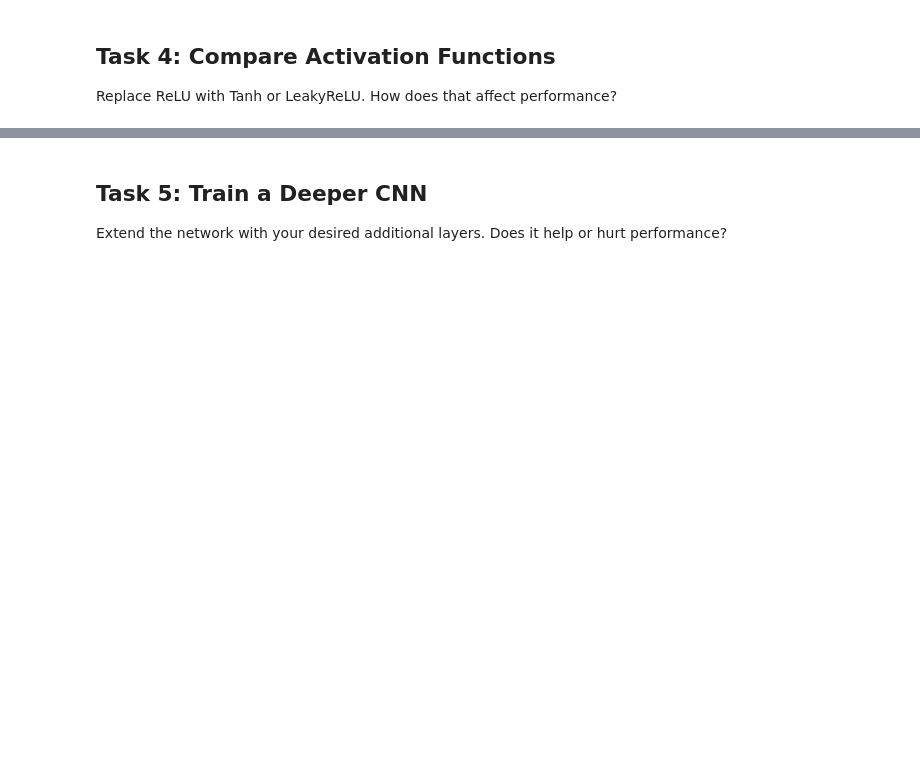
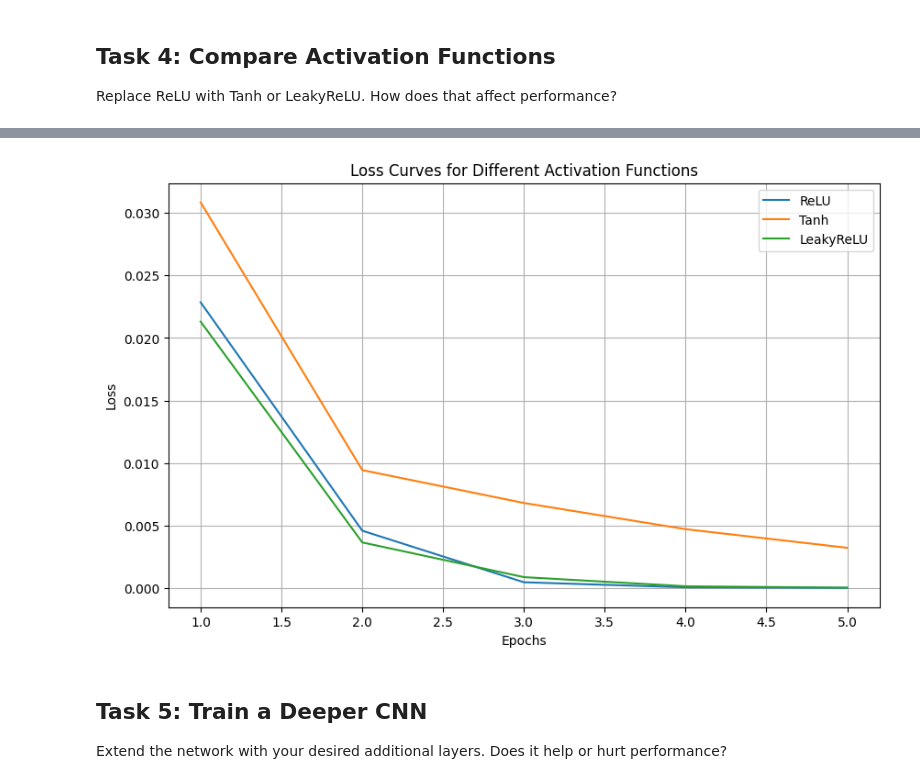
Before and after one commit to MahdiS3171/Deep-Learning-SUT-Course-Spring-2025, a Jupyter notebook: HW/HW2/Student_HW_CNN_part1.ipynb, the cells around one changed output, grey strips where cells are left out. Drawn from its saved outputs; the diff is of its cells as text; code cells hidden in the pictures; blank space fills up the shorter version.

```diff
--- a/HW/HW2/Student_HW_CNN_part1.ipynb
+++ b/HW/HW2/Student_HW_CNN_part1.ipynb
@@ -1185,0 +1364,56 @@ Replace ReLU with Tanh or LeakyReLU. How does that affect performance?
+# %%
+# YOURCODE HERE
+# Task 4: Compare Activation Functions
+
+class EMNIST_ActivationNet(nn.Module):
+    def __init__(self, activation='ReLU'):
+        super(EMNIST_ActivationNet, self).__init__()
+
+        # Choose activation function
+        if activation == 'ReLU':
+            self.activation_fn = nn.ReLU()
+        elif activation == 'Tanh':
+            self.activation_fn = nn.Tanh()
+        elif activation == 'LeakyReLU':
+            self.activation_fn = nn.LeakyReLU()
+        else:
+            raise ValueError("Unsupported activation function")
+
+        self.conv1 = nn.Conv2d(1, 32, kernel_size=3)
+        self.conv2 = nn.Conv2d(32, 64, kernel_size=3)
+        self.pool = nn.MaxPool2d(kernel_size=2, stride=2)
+        self.fc1 = nn.Linear(9216, 128)
+        self.fc2 = nn.Linear(128, 2)
+
+    def forward(self, x):
+        x = self.activation_fn(self.conv1(x))
+        x = self.activation_fn(self.conv2(x))
+        x = self.pool(x)
+        x = torch.flatten(x, 1)
+        x = self.activation_fn(self.fc1(x))
+        x = self.fc2(x)
+        return x
+
+# Compare activations
+activations = ['ReLU', 'Tanh', 'LeakyReLU']
+activation_losses = {}
+epochs = 5
+
+for act in activations:
+    print(f"\nTraining with {act} activation:")
+    set_seed(SEED)
+    model = EMNIST_ActivationNet(activation=act).to(DEVICE)
+    activation_losses[act] = train_with_optimizer(model, DEVICE, train_loader, epochs, optimizer_type='Adam')
+
+# Plot loss curves for activation functions
+plt.figure(figsize=(10, 6))
+for act in activations:
+    plt.plot(range(1, epochs + 1), activation_losses[act], label=act)
+
+plt.xlabel("Epochs")
+plt.ylabel("Loss")
+plt.title("Loss Curves for Different Activation Functions")
+plt.legend()
+plt.grid(True)
+plt.show()
+# %% [output]
@@ -1186,3 +1437,4 @@ Replace ReLU with Tanh or LeakyReLU. How does that affect performance?
+[figure, added]
 # %% [markdown]
 ## Task 5: Train a Deeper CNN
 
```
Also changed, not shown: parts of 12 cells of this notebook.
